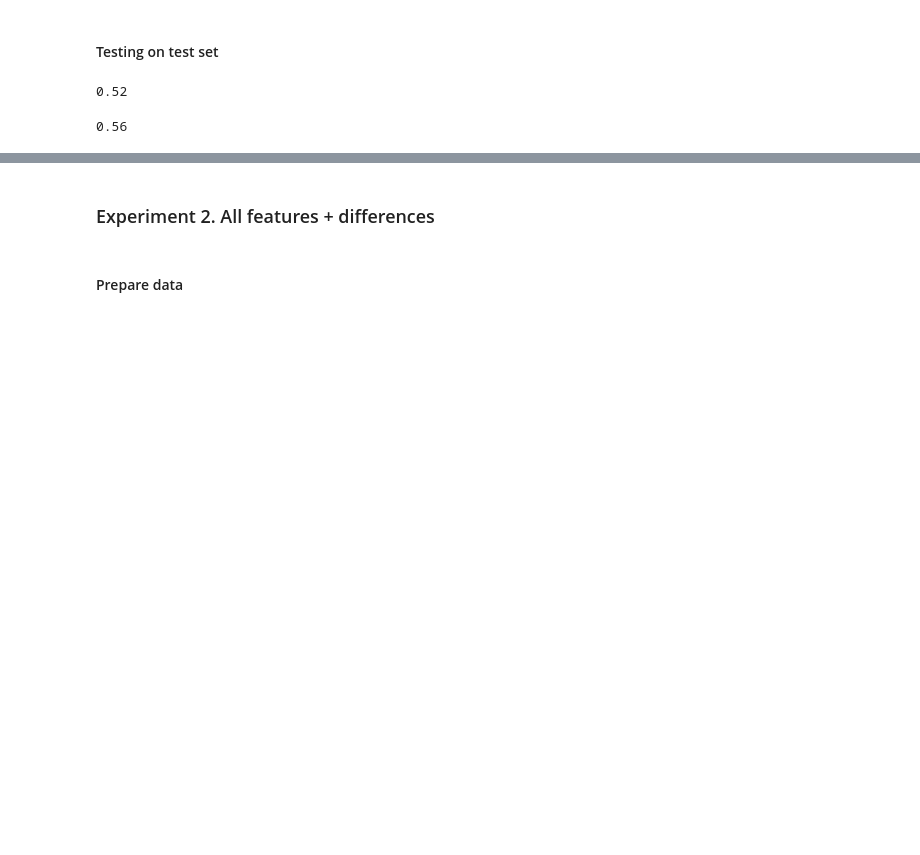
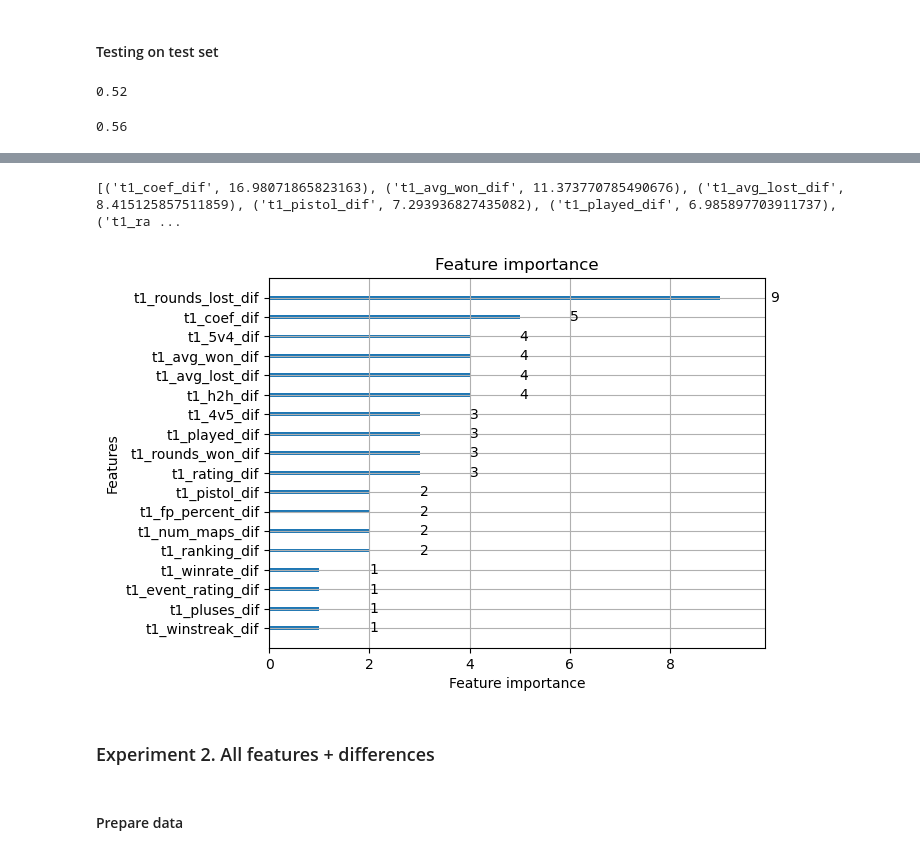
Before and after one commit to point516/hope, a Jupyter notebook: main.ipynb, the cells around one changed output, grey strips where cells are left out. Drawn from its saved outputs; the diff is of its cells as text; code cells hidden in the pictures; blank space fills up the shorter version.

```diff
--- a/main.ipynb
+++ b/main.ipynb
@@ -514,3 +536,17 @@ print(accuracy_score(y_test, preds))
+# %%
+#CatBoost
+feature_importances = cb.get_feature_importance()
+feature_names = cb.feature_names_
+importances = sorted(zip(feature_names, feature_importances), key=lambda x: x[1], reverse=True)
+print(importances)
+# %% [output]
+[('t1_coef_dif', 16.98071865823163), ('t1_avg_won_dif', 11.373770785490676), ('t1_avg_lost_dif', 8.415125857511859), ('t1_pistol_dif', 7.293936827435082), ('t1_played_dif', 6.985897703911737), ('t1_ra ...
+# %%
+#LightGBM
+plot_importance(lgb)
+plt.show()
+# %% [output]
+[figure, added]
 # %% [markdown]
 ### Experiment 2. All features + differences
 # %% [markdown]
```
Also changed, not shown: parts of 28 cells of this notebook.
